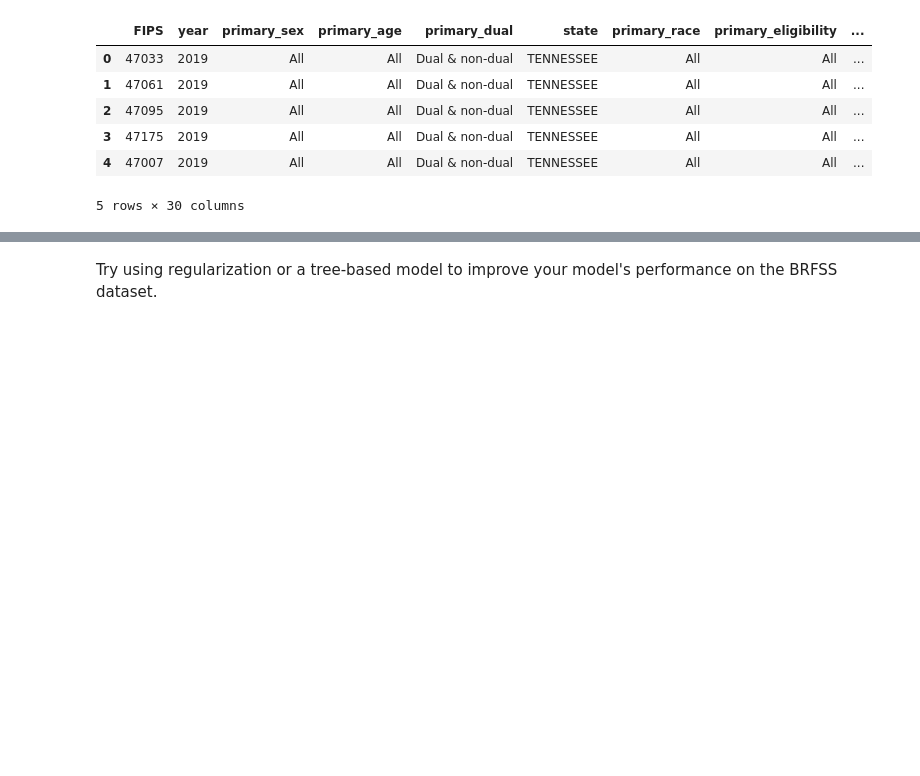
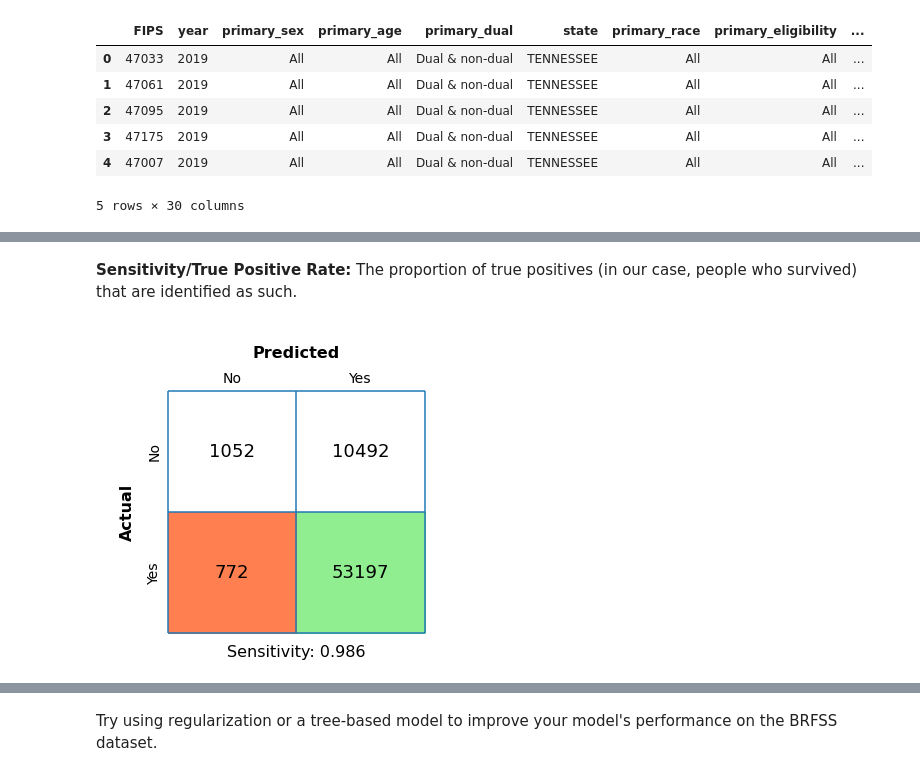
Before and after one commit to smgroves/data-science-essentials-4, a Jupyter notebook: project/Question-three.ipynb, the cells around one changed output, grey strips where cells are left out. Saved outputs shown, nothing was run; the diff lists cells and outputs as text; code cells hidden in the pictures; blank space fills up the shorter version.

```diff
--- a/project/Question-three.ipynb
+++ b/project/Question-three.ipynb
@@ -29,0 +401,6 @@ Then, experiment with making a logistic regression model to predict the target v
+# %% [markdown]
+**Sensitivity/True Positive Rate:** The proportion of true positives (in our case, people who survived) that are identified as such.
+# %%
+plot_confusion_matrix(y_test, y_pred, labels = ['No', 'Yes'], metric = 'sensitivity')
+# %% [output]
+[figure, added]
```
Also changed, not shown: parts of 148 cells of this notebook.
